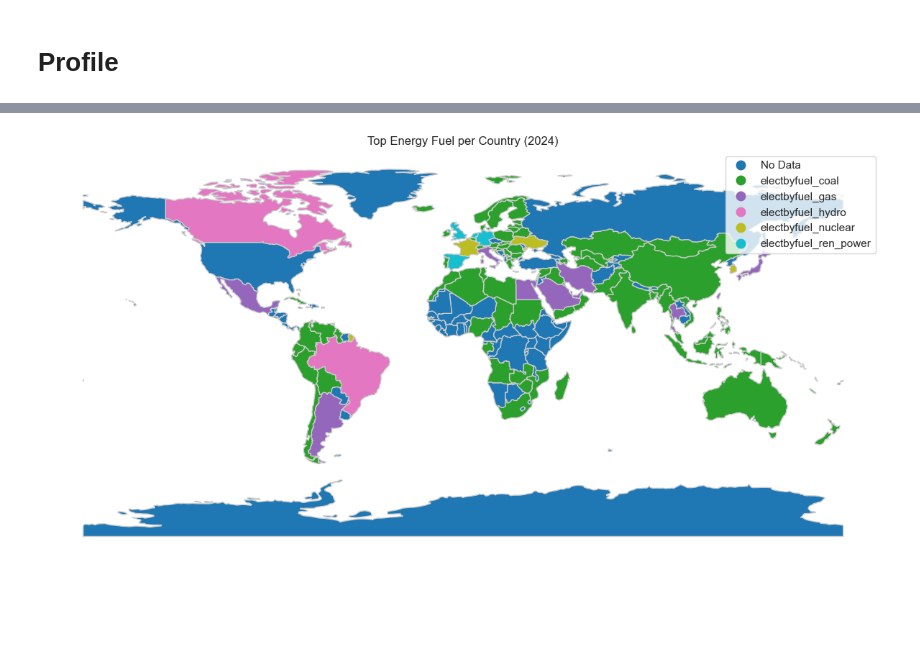
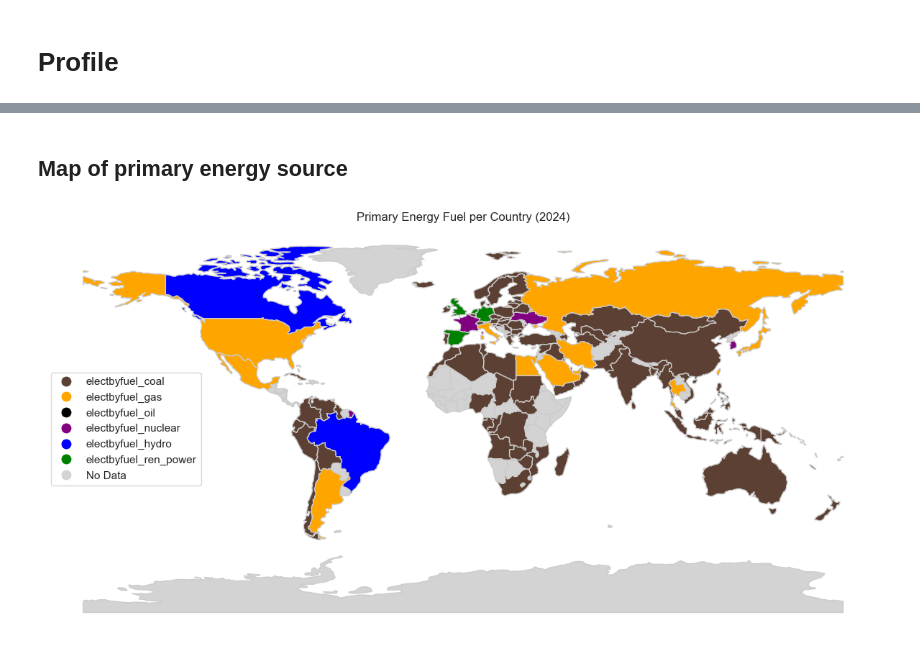
Before and after one commit to wimphil/visual_data_science, a Jupyter notebook: src/wrange_and_profile.ipynb, the cells around one changed output, grey strips where cells are left out. Saved outputs shown, nothing was run; the diff lists cells and outputs as text; code cells hidden in the pictures; blank space fills up the shorter version.

```diff
--- a/src/wrange_and_profile.ipynb
+++ b/src/wrange_and_profile.ipynb
@@ -7,7 +7,7 @@ import matplotlib.pyplot as plt
 import geopandas as gpd
 from geodatasets import get_path
 # %%
-sns.set_theme(style="whitegrid")
+sns.set_theme(context="paper", style="whitegrid")
 # %% [markdown]
 # Data
 # %%
@@ -18,14 +18,14 @@ df = pd.read_csv("../data/EL_Stats_Review/panel_format.csv")
 # keep relevant columns
 columns_to_keep = [
     # general information
-    "Country", "Year", "pop", "Region", "SubRegion",
+    "Country", "Year", "pop", "Region", "SubRegion", "ISO3166_alpha3",
     # metrics
     'elect_twh', 'electbyfuel_total',
     'electbyfuel_coal', 'electbyfuel_gas', 'electbyfuel_oil',
     'electbyfuel_nuclear', 'electbyfuel_hydro', 'hydro_twh',
     'electbyfuel_ren_power', 'wind_twh', 'solar_twh',
     'electbyfuel_other', 'biogeo_twh',
-    'co2_combust_mtco2', 'co2_combust_pc'
+    'co2_combust_mtco2', 'co2_combust_pc',
 ]
 df_all_countries = df[columns_to_keep].copy()
 # %%
@@ -162 +197,3 @@ Text(0.5, 1.0, 'Total electricity generation by fuel for the top 20 countries')
+# %% [markdown]
+## Map of primary energy source
 # %%
@@ -175,26 +223,58 @@ world_topfuel = world.merge(df_all_countries_2024[['Country', 'top_fuel']],
 # %%
-world_topfuel['top_fuel'] = world_topfuel['top_fuel'].fillna('No Data')
-
-fuel_colors = {
-    'electbyfuel_coal':'black',
-    'electbyfuel_gas':'orange',
-    'electbyfuel_oil':'brown',
-    'electbyfuel_nuclear':'yellow',
-    'electbyfuel_hydro':'blue',
-    'electbyfuel_ren_power':'green',
-    'No Data':'grey'  # fehlende Länder
-}
+from matplotlib.colors import ListedColormap
 
 world_topfuel['top_fuel'] = world_topfuel['top_fuel'].fillna('No Data')
 
-fig, ax = plt.subplots(1,1,figsize=(15,8))
-world_topfuel.plot(column='top_fuel',
-                   categorical=True,
-                   legend=True,
-                   edgecolor='0.8',
-                   ax=ax)
-ax.set_title('Top Energy Fuel per Country (2024)')
+# gewünschte Reihenfolge der Kategorien (muss mit fuel_colors.keys() übereinstimmen)
+fuel_order = [
+    'electbyfuel_coal',
+    'electbyfuel_gas',
+    'electbyfuel_oil',
+    'electbyfuel_nuclear',
+    'electbyfuel_hydro',
+    'electbyfuel_ren_power',
+    'No Data'
+]
+
+
+
+# 1) Kategorische Reihenfolge erzwingen
+world_topfuel['top_fuel'] = pd.Categorical(
+    world_topfuel['top_fuel'],
+    categories=fuel_order,
+    ordered=True
+)
+
+# colors
+fuel_colors = [
+    '#5c4033',    # coal
+    'orange',   # gas
+    'black',    # oil
+    'purple',   # nuclear
+    'blue',     # hydro
+    'green',    # renewables
+    'lightgray' # No Data
+]
+# colormap
+cmap = ListedColormap(fuel_colors)
+
+# plot
+fig, ax = plt.subplots(1, 1, figsize=(15,8))
+world_topfuel.plot(
+    column='top_fuel',
+    categorical=True,
+    cmap=cmap,
+    legend=True,
+    edgecolor='0.8',
+    ax=ax
+)
+ax.set_title('Primary Energy Fuel per Country (2024)')
 ax.set_axis_off()
+# move legend
+leg = ax.get_legend()
+if leg is not None:
+    leg.set_bbox_to_anchor((0, 0.5))
+    leg.set_loc('center left')
 plt.show()
 # %% [output]
-[figure, old version]
+[figure, new version]
```
Also changed, not shown: parts of 15 cells of this notebook, 8 other files.
